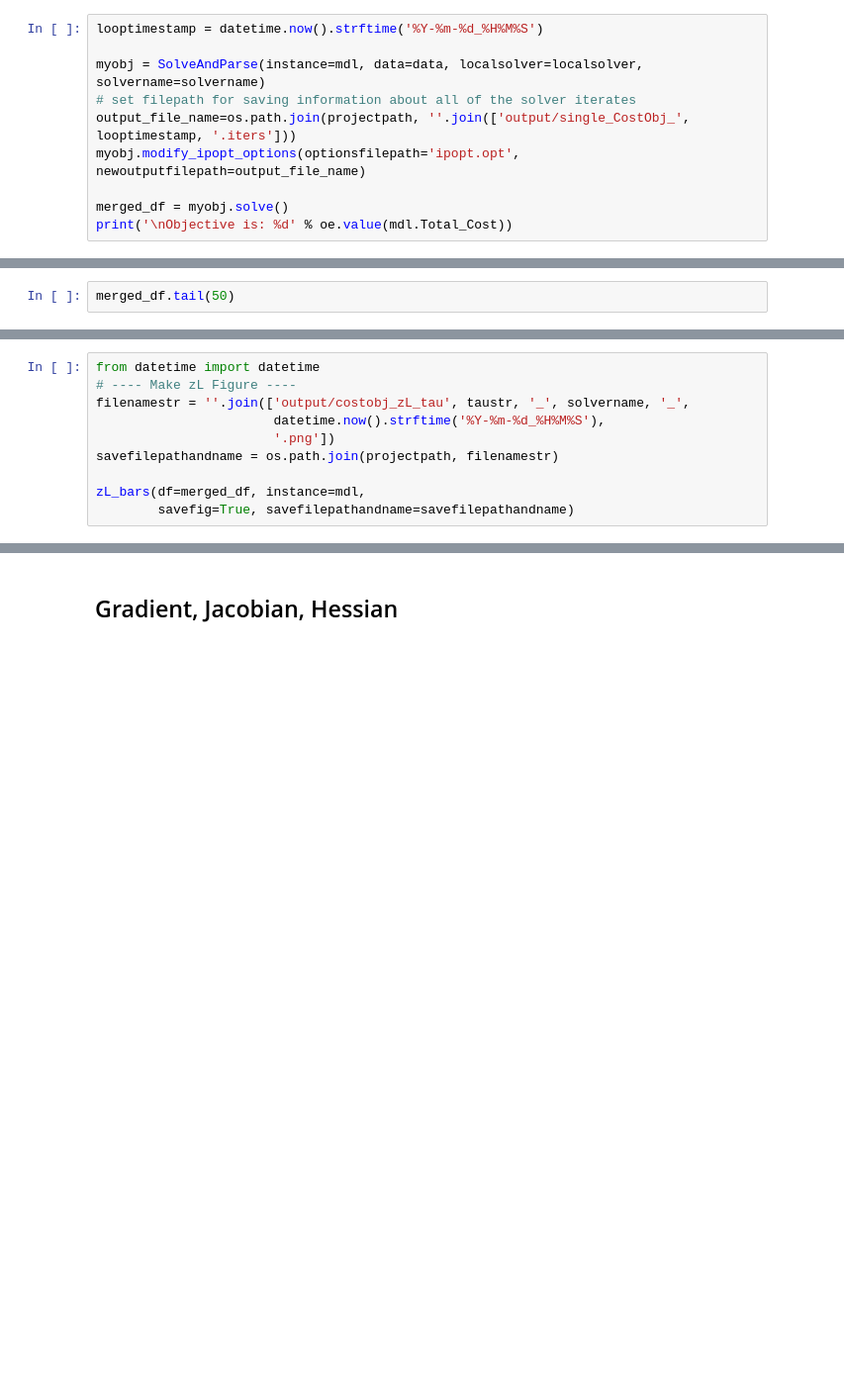
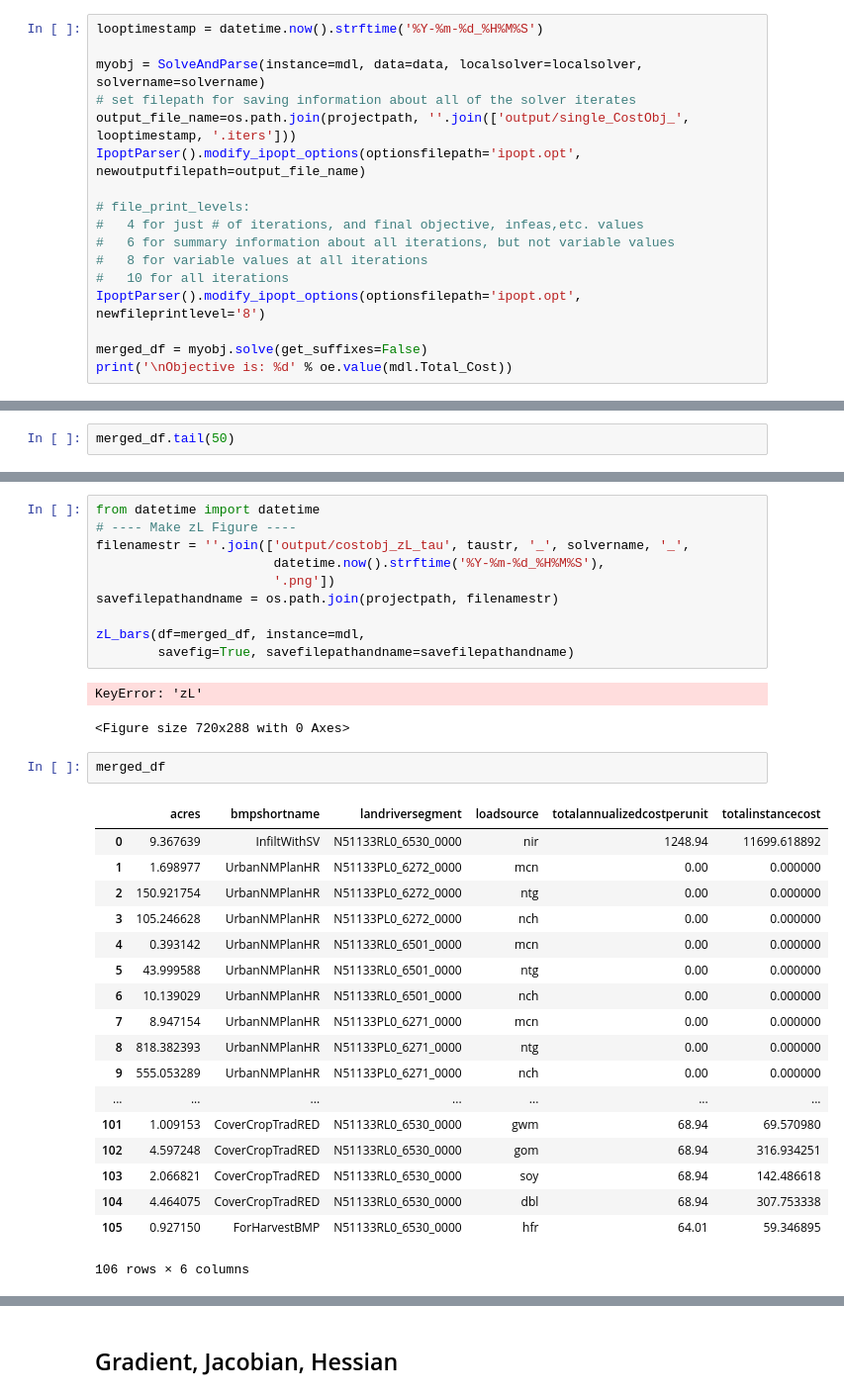
Before and after one commit to dkauf42/bayota, a Jupyter notebook: jnotebooks/subproblem_runner_CostObj.ipynb, the cells around one changed output, grey strips where cells are left out. Shown at 99% size. Drawn from its saved outputs; the diff is of its cells as text; blank space fills up the shorter version.

```diff
--- a/jnotebooks/subproblem_runner_CostObj.ipynb
+++ b/jnotebooks/subproblem_runner_CostObj.ipynb
@@ -73,9 +87,16 @@ looptimestamp = datetime.now().strftime('%Y-%m-%d_%H%M%S')
 myobj = SolveAndParse(instance=mdl, data=data, localsolver=localsolver, solvername=solvername)
 # set filepath for saving information about all of the solver iterates
 output_file_name=os.path.join(projectpath, ''.join(['output/single_CostObj_', looptimestamp, '.iters']))
-myobj.modify_ipopt_options(optionsfilepath='ipopt.opt', newoutputfilepath=output_file_name)
+IpoptParser().modify_ipopt_options(optionsfilepath='ipopt.opt', newoutputfilepath=output_file_name)
 
-merged_df = myobj.solve()
+# file_print_levels:
+#   4 for just # of iterations, and final objective, infeas,etc. values
+#   6 for summary information about all iterations, but not variable values
+#   8 for variable values at all iterations
+#   10 for all iterations
+IpoptParser().modify_ipopt_options(optionsfilepath='ipopt.opt', newfileprintlevel='8')
+
+merged_df = myobj.solve(get_suffixes=False)
 print('\nObjective is: %d' % oe.value(mdl.Total_Cost))
 # %% [output]
 Solver log file: 'logfile_loadobjective.log'
@@ -183,3 +243,27 @@ savefilepathandname = os.path.join(projectpath, filenamestr)
 
 zL_bars(df=merged_df, instance=mdl,
         savefig=True, savefilepathandname=savefilepathandname)
+# %% [output]
+KeyError: 'zL'
+<Figure size 720x288 with 0 Axes>
+# %%
+merged_df
+# %% [output]
+|  | acres | bmpshortname | landriversegment | loadsource | totalannualizedcostperunit | totalinstancecost |
+| 0 | 9.367639 | InfiltWithSV | N51133RL0_6530_0000 | nir | 1248.94 | 11699.618892 |
+| 1 | 1.698977 | UrbanNMPlanHR | N51133PL0_6272_0000 | mcn | 0.00 | 0.000000 |
+| 2 | 150.921754 | UrbanNMPlanHR | N51133PL0_6272_0000 | ntg | 0.00 | 0.000000 |
+| 3 | 105.246628 | UrbanNMPlanHR | N51133PL0_6272_0000 | nch | 0.00 | 0.000000 |
+| 4 | 0.393142 | UrbanNMPlanHR | N51133RL0_6501_0000 | mcn | 0.00 | 0.000000 |
+| 5 | 43.999588 | UrbanNMPlanHR | N51133RL0_6501_0000 | ntg | 0.00 | 0.000000 |
+| 6 | 10.139029 | UrbanNMPlanHR | N51133RL0_6501_0000 | nch | 0.00 | 0.000000 |
+| 7 | 8.947154 | UrbanNMPlanHR | N51133PL0_6271_0000 | mcn | 0.00 | 0.000000 |
+| 8 | 818.382393 | UrbanNMPlanHR | N51133PL0_6271_0000 | ntg | 0.00 | 0.000000 |
+| 9 | 555.053289 | UrbanNMPlanHR | N51133PL0_6271_0000 | nch | 0.00 | 0.000000 |
+| ... | ... | ... | ... | ... | ... | ... |
+| 101 | 1.009153 | CoverCropTradRED | N51133RL0_6530_0000 | gwm | 68.94 | 69.570980 |
+| 102 | 4.597248 | CoverCropTradRED | N51133RL0_6530_0000 | gom | 68.94 | 316.934251 |
+| 103 | 2.066821 | CoverCropTradRED | N51133RL0_6530_0000 | soy | 68.94 | 142.486618 |
+| 104 | 4.464075 | CoverCropTradRED | N51133RL0_6530_0000 | dbl | 68.94 | 307.753338 |
+| 105 | 0.927150 | ForHarvestBMP | N51133RL0_6530_0000 | hfr | 64.01 | 59.346895 |
+106 rows × 6 columns
```
Also changed, not shown: parts of 16 cells of this notebook, 22 other files.
